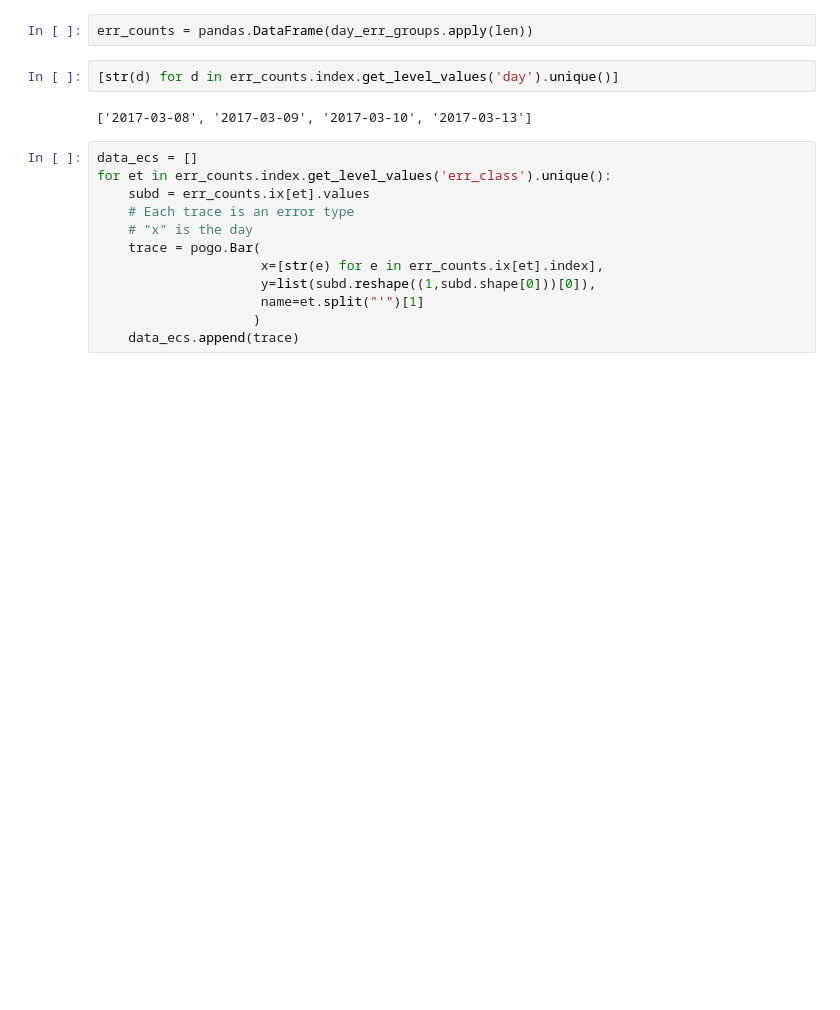
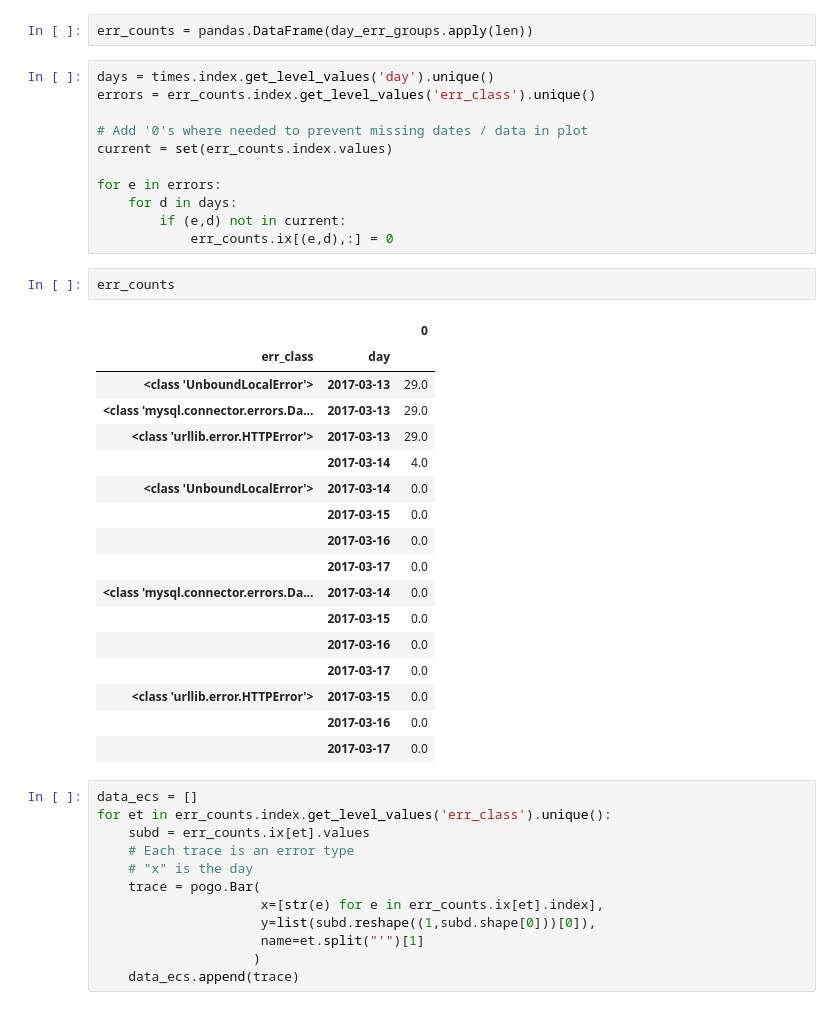
Before and after one commit to immersinn/rssfeed_link_collector, a Jupyter notebook: notebooks/dashboards/Weekly Summary Dashboard Primer.ipynb, the cells around one changed output. Drawn from its saved outputs; the diff is of its cells as text; blank space fills up the shorter version.

Commit message:
+ updated notebook for weekly report to add in zeros for days with no errors in the data + re-ran for current week

```diff
--- a/notebooks/dashboards/Weekly Summary Dashboard Primer.ipynb
+++ b/notebooks/dashboards/Weekly Summary Dashboard Primer.ipynb
@@ -315,10 +315,37 @@ log['err_class'] = log.entry.apply(lambda x: extract_err_class(x))
 day_err_groups = log.loc[log.is_error].groupby(['err_class', 'day'])
 # %%
 err_counts = pandas.DataFrame(day_err_groups.apply(len))
-# %%
-[str(d) for d in err_counts.index.get_level_values('day').unique()]
-# %% [output]
-['2017-03-08', '2017-03-09', '2017-03-10', '2017-03-13']
+# %%
+days = times.index.get_level_values('day').unique()
+errors = err_counts.index.get_level_values('err_class').unique()
+
+# Add '0's where needed to prevent missing dates / data in plot
+current = set(err_counts.index.values)
+
+for e in errors:
+    for d in days:
+        if (e,d) not in current:
+            err_counts.ix[(e,d),:] = 0
+# %%
+err_counts
+# %% [output]
+|  |  | 0 |
+| err_class | day |  |
+| <class 'UnboundLocalError'> | 2017-03-13 | 29.0 |
+| <class 'mysql.connector.errors.Da... | 2017-03-13 | 29.0 |
+| <class 'urllib.error.HTTPError'> | 2017-03-13 | 29.0 |
+|  | 2017-03-14 | 4.0 |
+| <class 'UnboundLocalError'> | 2017-03-14 | 0.0 |
+|  | 2017-03-15 | 0.0 |
+|  | 2017-03-16 | 0.0 |
+|  | 2017-03-17 | 0.0 |
+| <class 'mysql.connector.errors.Da... | 2017-03-14 | 0.0 |
+|  | 2017-03-15 | 0.0 |
+|  | 2017-03-16 | 0.0 |
+|  | 2017-03-17 | 0.0 |
+| <class 'urllib.error.HTTPError'> | 2017-03-15 | 0.0 |
+|  | 2017-03-16 | 0.0 |
+|  | 2017-03-17 | 0.0 |
 # %%
 data_ecs = []
 for et in err_counts.index.get_level_values('err_class').unique():
```
Also changed, not shown: parts of 5 cells of this notebook, 6 other files.
